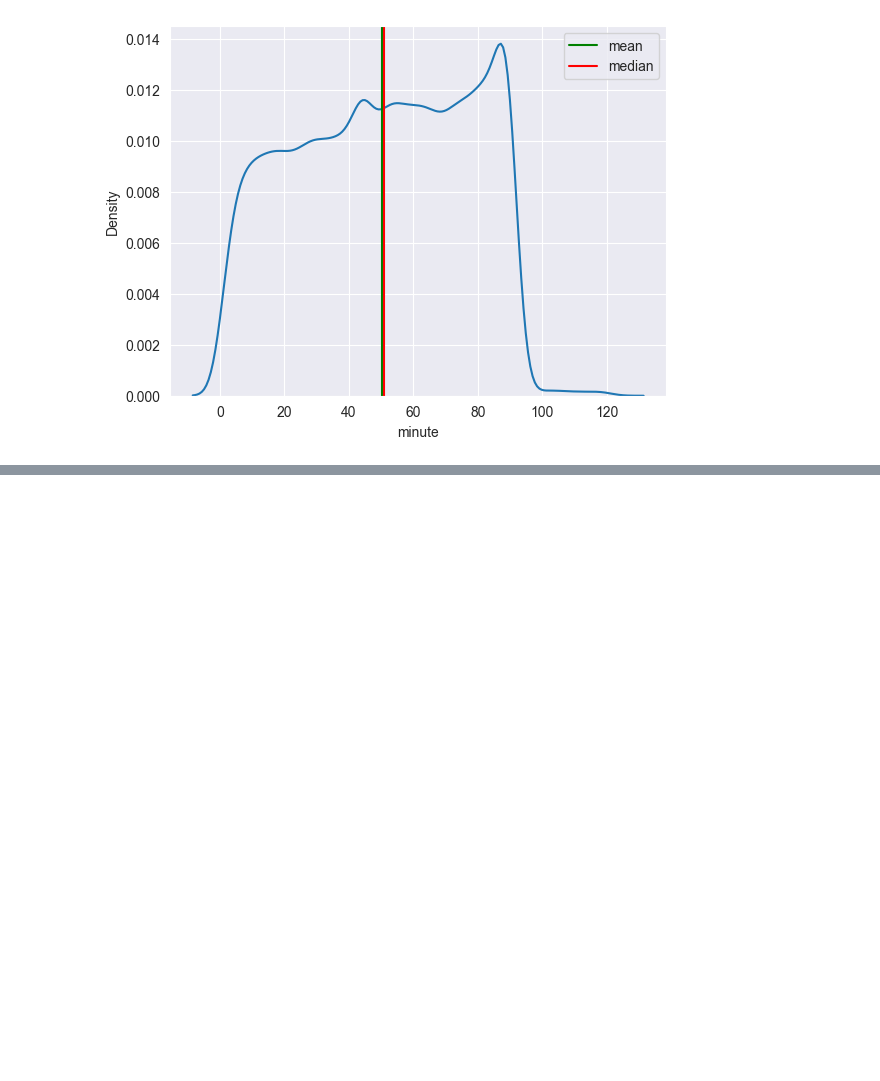
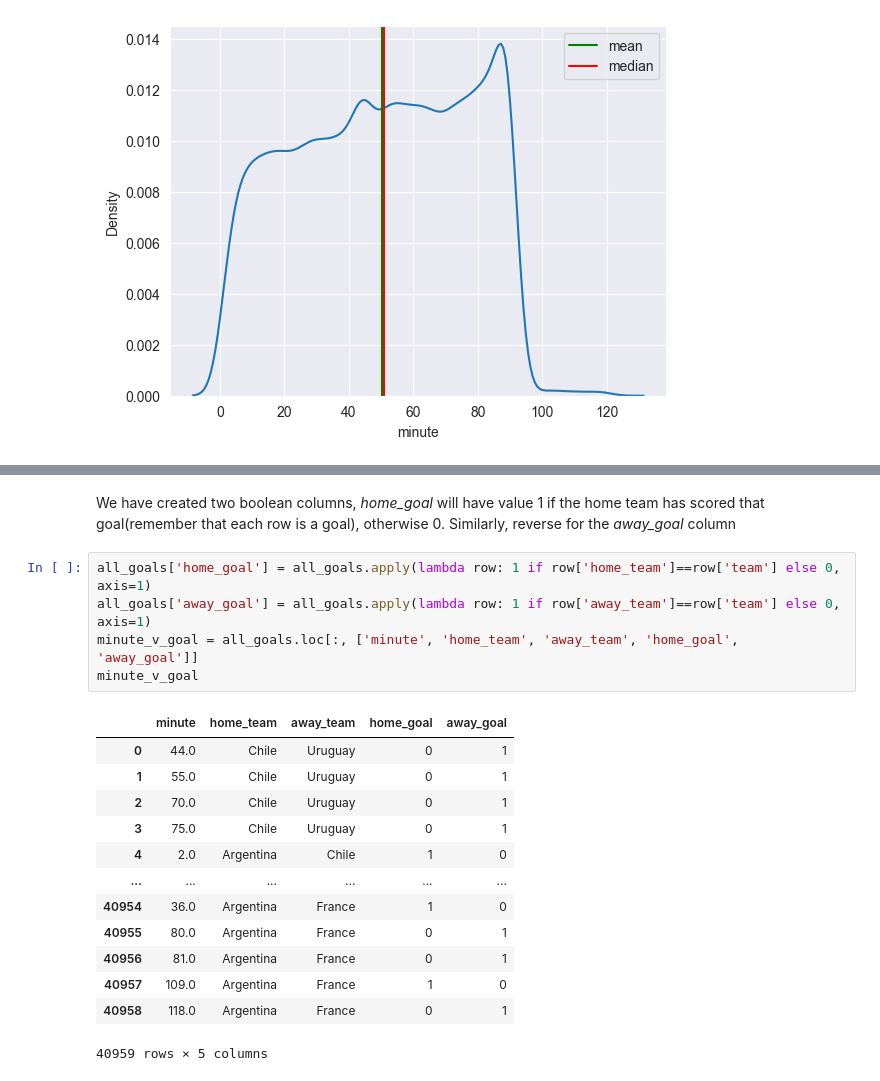
Before and after one commit to ryuukkk/football-data-analysis, a Jupyter notebook: DE_PROJECT.ipynb, the cells around one changed output, grey strips where cells are left out. Cells and saved outputs as stored; diff of their text form; blank space fills up the shorter version.

```diff
--- a/DE_PROJECT.ipynb
+++ b/DE_PROJECT.ipynb
@@ -201,0 +220,21 @@ ax.legend()
+# %% [markdown]
+We have created two boolean columns, <i>home_goal</i> will have value 1 if the home team has scored that goal(remember that each row is a goal), otherwise 0. Similarly, reverse for the <i>away_goal</i> column
+# %%
+all_goals['home_goal'] = all_goals.apply(lambda row: 1 if row['home_team']==row['team'] else 0, axis=1)
+all_goals['away_goal'] = all_goals.apply(lambda row: 1 if row['away_team']==row['team'] else 0, axis=1)
+minute_v_goal = all_goals.loc[:, ['minute', 'home_team', 'away_team', 'home_goal', 'away_goal']]
+minute_v_goal
+# %% [output]
+|  | minute | home_team | away_team | home_goal | away_goal |
+| 0 | 44.0 | Chile | Uruguay | 0 | 1 |
+| 1 | 55.0 | Chile | Uruguay | 0 | 1 |
+| 2 | 70.0 | Chile | Uruguay | 0 | 1 |
+| 3 | 75.0 | Chile | Uruguay | 0 | 1 |
+| 4 | 2.0 | Argentina | Chile | 1 | 0 |
+| ... | ... | ... | ... | ... | ... |
+| 40954 | 36.0 | Argentina | France | 1 | 0 |
+| 40955 | 80.0 | Argentina | France | 0 | 1 |
+| 40956 | 81.0 | Argentina | France | 0 | 1 |
+| 40957 | 109.0 | Argentina | France | 1 | 0 |
+| 40958 | 118.0 | Argentina | France | 0 | 1 |
+40959 rows × 5 columns
```
Also changed, not shown: parts of 10 cells of this notebook, 1 other file.
